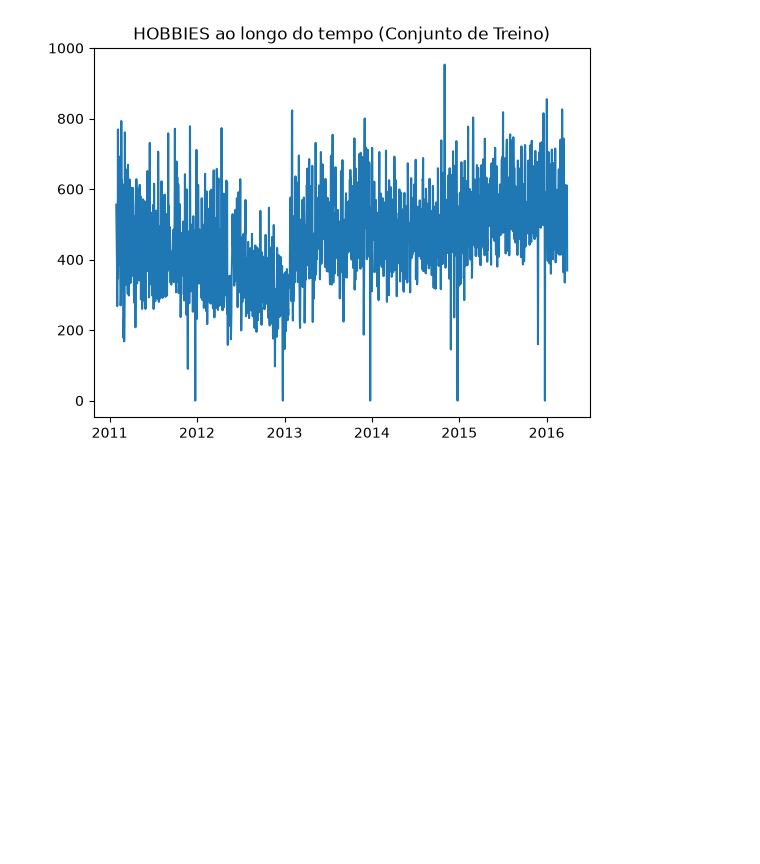
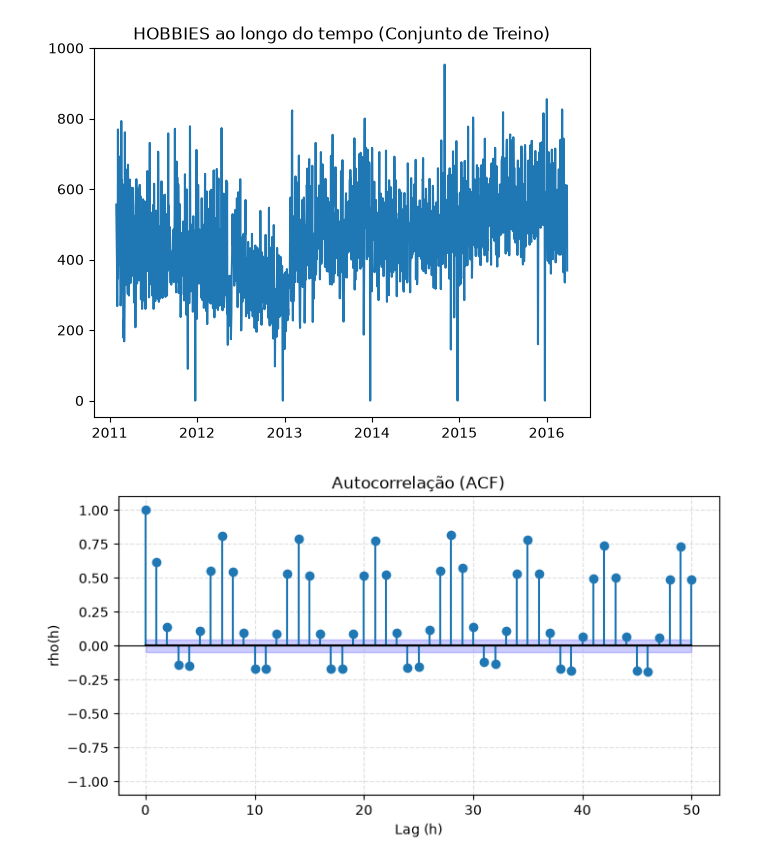
Before and after one commit to mistercapote/time-series-a2-2026, a Jupyter notebook: main.ipynb, the cells around one changed output. Drawn from its saved outputs; the diff is of its cells as text; code cells hidden in the pictures; blank space fills up the shorter version.

```diff
--- a/main.ipynb
+++ b/main.ipynb
@@ -78,3 +78,14 @@ viz.grafico_temporal(
   )
 # %% [output]
 [figure]
+# %%
+viz.grafico_ACF(
+  train_data,
+  'store_total',
+  titulo="Autocorrelação (ACF)",
+  data_inicio=None,
+  data_fim=None,
+  nlags=50
+  )
+# %% [output]
+[figure, added]
```
Also changed, not shown: 2 other files.
